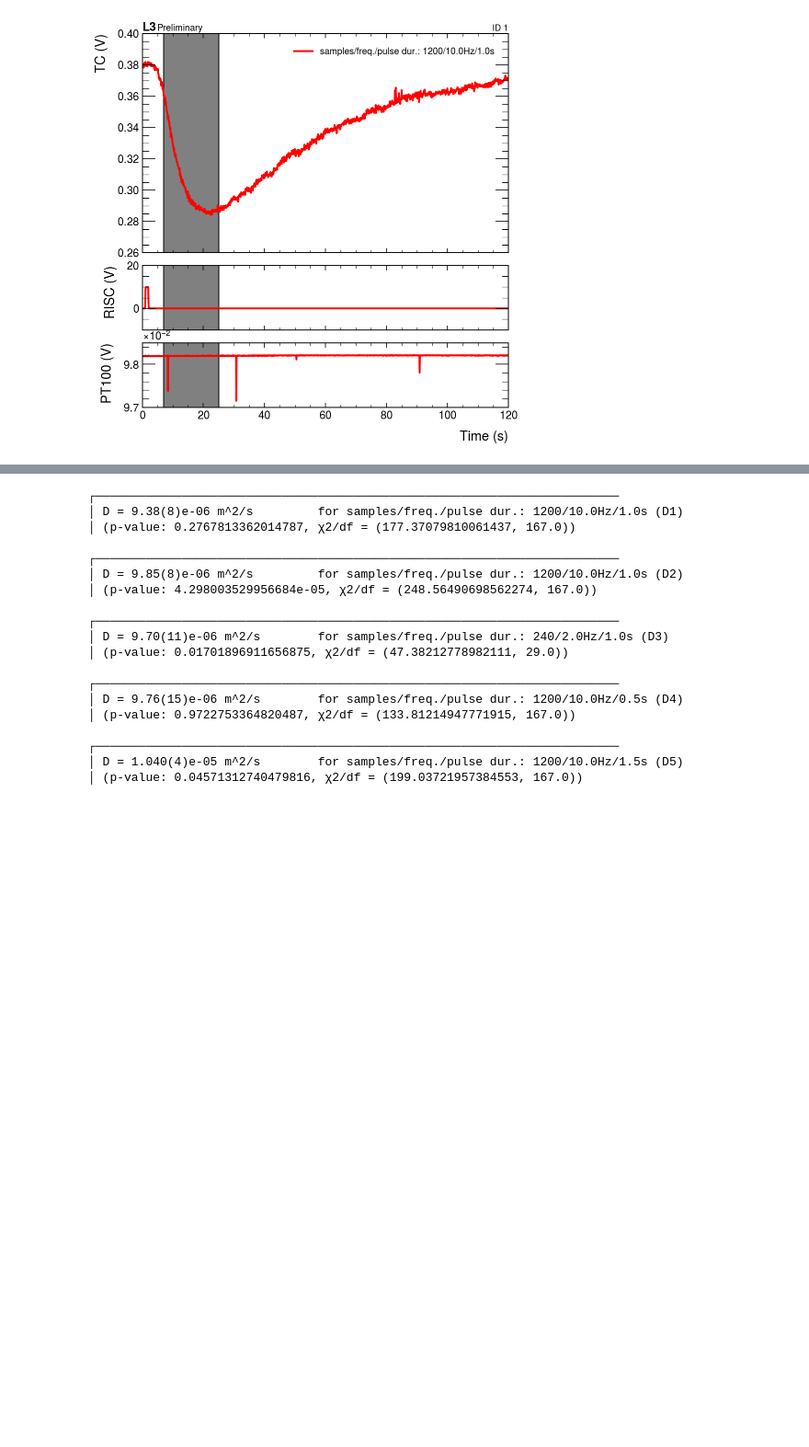
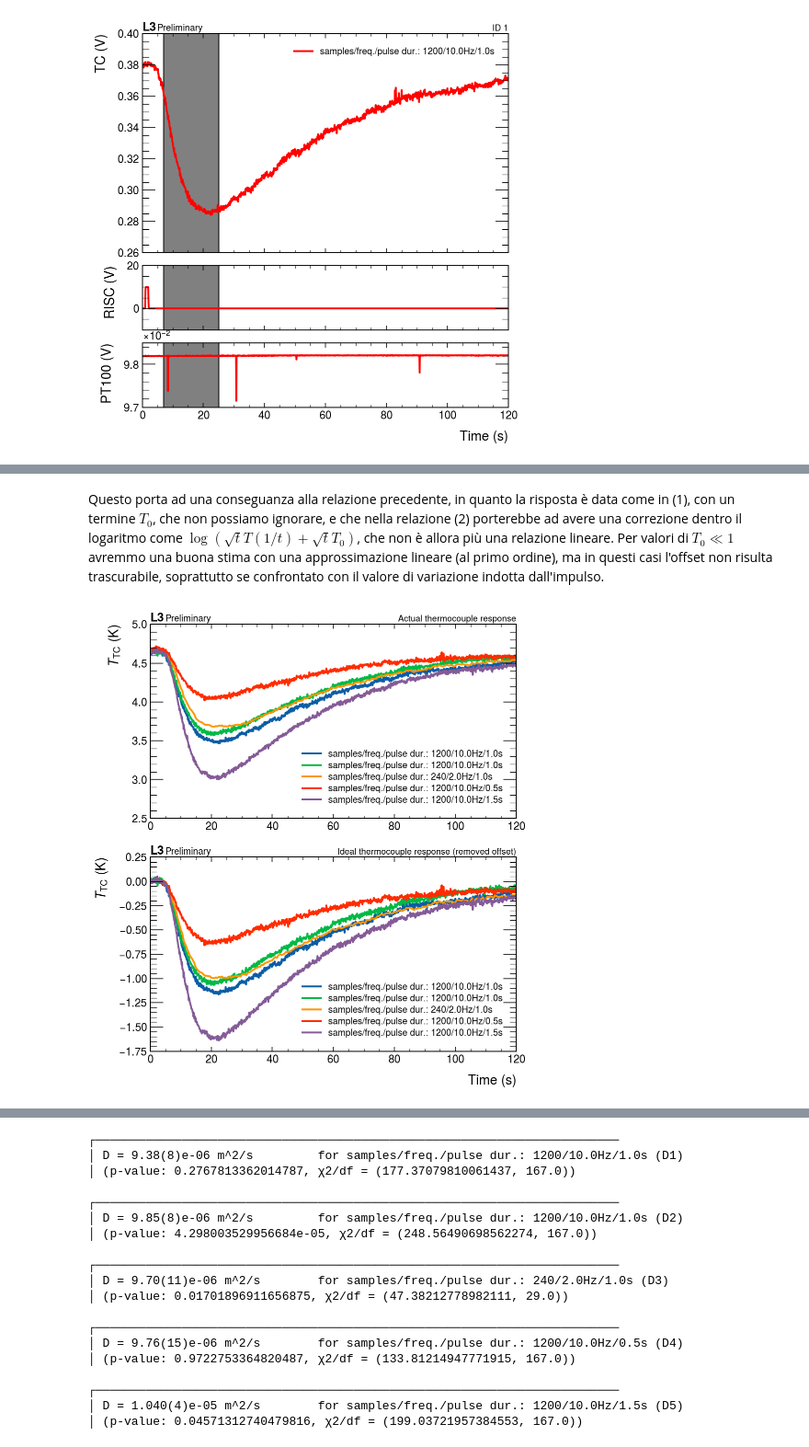
Before and after one commit to mattiasotgia/alphalab3, a Jupyter notebook: HeatTransfer/2023_03_27_analysis.ipynb, the cells around one changed output, grey strips where cells are left out. Shown at 92% size. Cells and saved outputs as stored; diff of their text form; code cells hidden in the pictures; blank space fills up the shorter version.

```diff
--- a/HeatTransfer/2023_03_27_analysis.ipynb
+++ b/HeatTransfer/2023_03_27_analysis.ipynb
@@ -87,0 +104,29 @@ plt.savefig('lplot_1-5.pdf', bbox_inches='tight')
+# %% [markdown]
+Questo porta ad una conseguanza alla relazione precedente, in quanto la risposta è data come in (1), con un termine $T_0$, che non possiamo ignorare, e che nella relazione (2) porterebbe ad avere una correzione dentro il logaritmo come $\log(\sqrt{t}T(1/t) + \sqrt{t}T_0)$, che non è allora più una relazione lineare. Per valori di $T_0\ll1$ avremmo una buona stima con una approssimazione lineare (al primo ordine), ma in questi casi l'offset non risulta trascurabile, soprattutto se confrontato con il valore di variazione indotta dall'impulso.
+# %%
+def get_original(data: Analysis):
+    return - data.data.T_TC + data.offset
+
+plt.figure(figsize=(7, 8))
+
+plot = plt.subplot(2,1,1)
+
+for D in datasets:
+    plt.plot(D.time, get_original(Analysis(D)), label=D.name)
+# plt.xlabel('Time (s)')
+plt.ylabel('$T_\mathrm{TC}$ (K)')
+hep.label.exp_text('L3','Preliminary')
+hep.label.lumitext('Actual thermocouple response')
+_ = plt.legend()
+
+plt.subplot(2,1,2, sharex=plot)
+
+for i, D in enumerate(datasets):
+    plt.plot(D.time[1:], - Analysis(D).data.T_TC[1:], label=D.name)
+plt.xlabel('Time (s)')
+plt.ylabel('$T_\mathrm{TC}$ (K)')
+hep.label.exp_text('L3','Preliminary')
+hep.label.lumitext('Ideal thermocouple response (removed offset)')
+_ = plt.legend()
+# %% [output]
+[figure, added]
```
Also changed, not shown: parts of 23 cells of this notebook, 9 other files.
